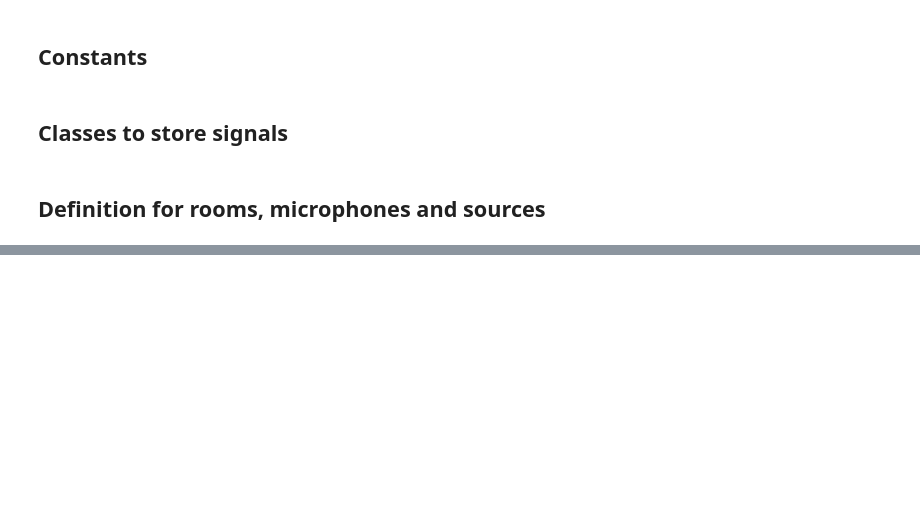
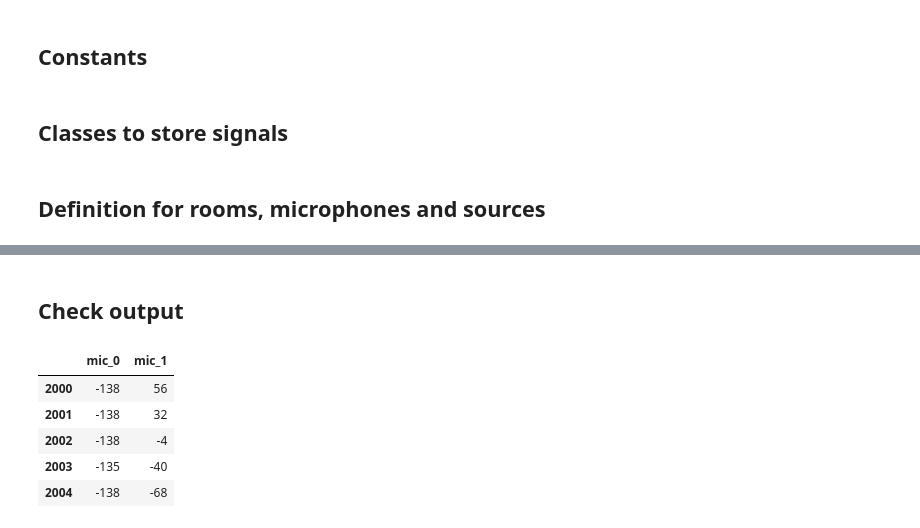
Before and after one commit to AlexandraPosta/sound-localization, a Jupyter notebook: notebooks/Database.ipynb, the cells around one changed output, grey strips where cells are left out. Cells and saved outputs as stored; diff of their text form; code cells hidden in the pictures; blank space fills up the shorter version.

```diff
--- a/notebooks/Database.ipynb
+++ b/notebooks/Database.ipynb
@@ -160,0 +203,14 @@ for room_dim in rooms_dim:
+# %% [markdown]
+## Check output
+# %%
+fs, audio = wavfile.read(f'{AUDIO_PATH}/train_angle_0_dist_100_room_large_arctic_a0010.wav')
+cols = [f'mic_{i}' for i in range(2)]
+df = pd.DataFrame(data=audio, columns=cols, dtype=np.int16)
+df.iloc[2000:2005]
+# %% [output]
+|  | mic_0 | mic_1 |
+| 2000 | -138 | 56 |
+| 2001 | -138 | 32 |
+| 2002 | -138 | -4 |
+| 2003 | -135 | -40 |
+| 2004 | -138 | -68 |
```
Also changed, not shown: parts of 15 cells of this notebook, 6 other files.
